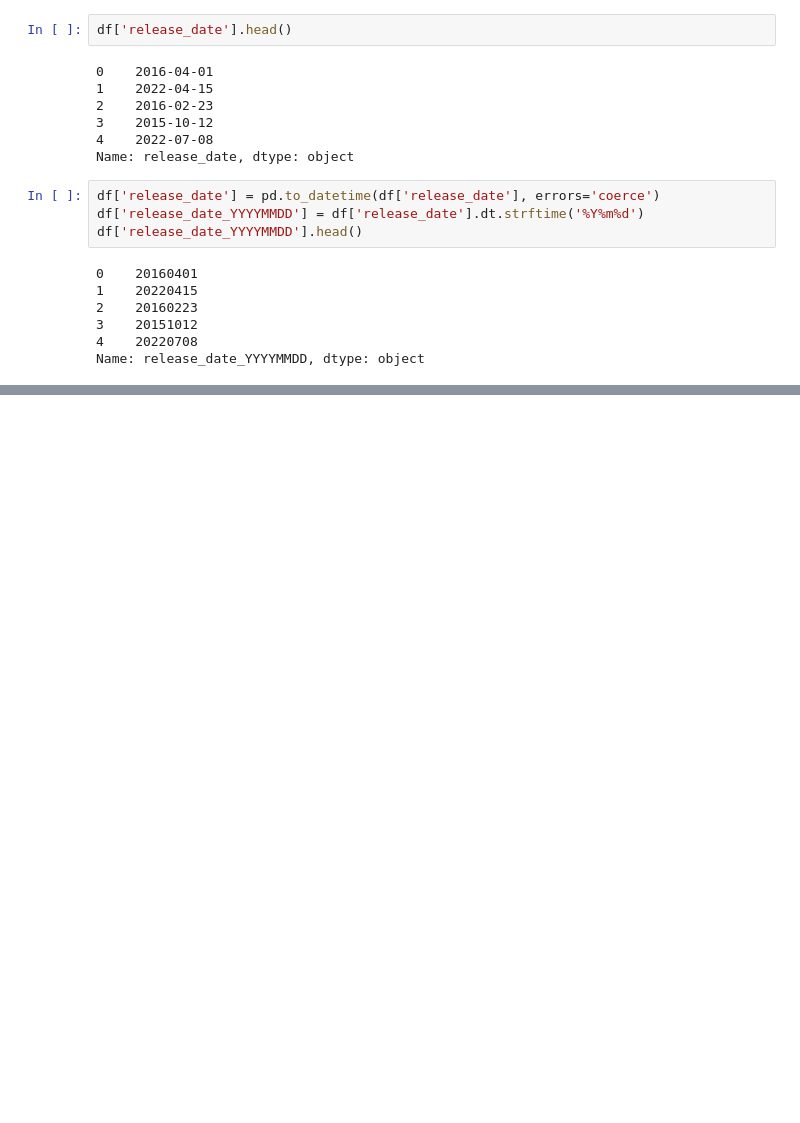
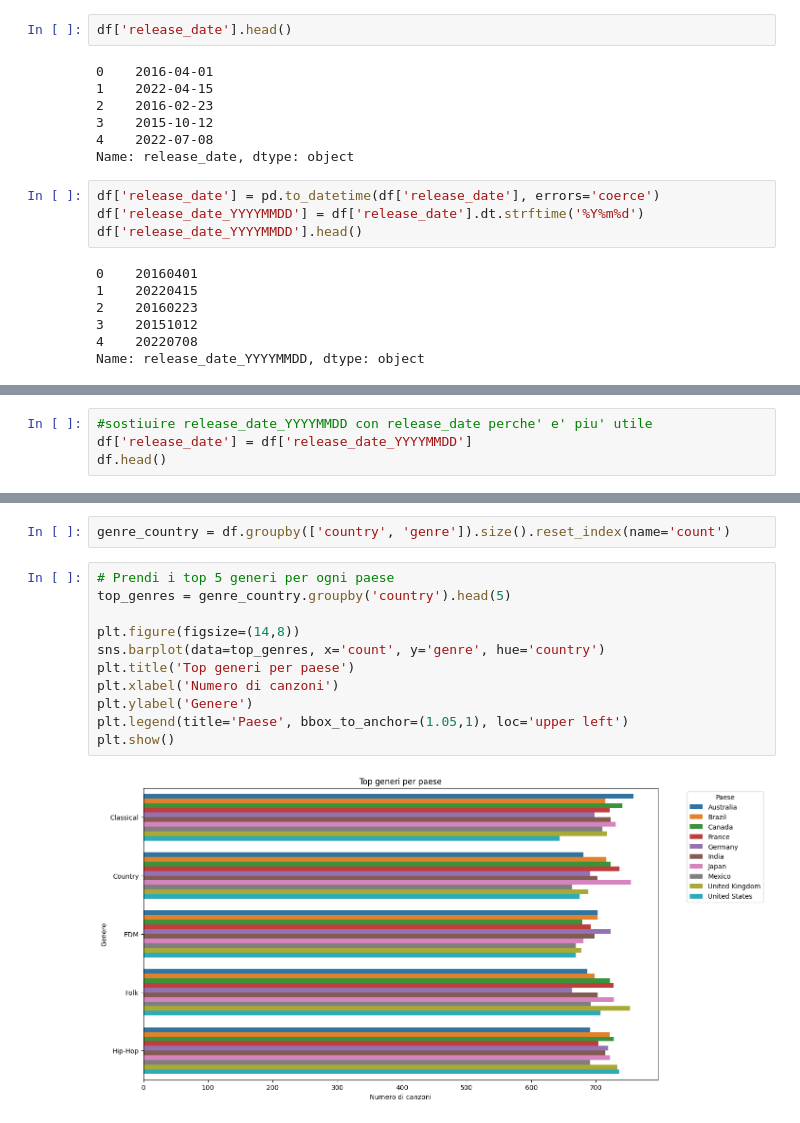
Before and after one commit to Luddachan/RepoSpotify_AnnaAntoRosy, a Jupyter notebook: analisi.ipynb, the cells around one changed output, grey strips where cells are left out. Saved outputs shown, nothing was run; the diff lists cells and outputs as text; blank space fills up the shorter version.

```diff
--- a/analisi.ipynb
+++ b/analisi.ipynb
@@ -108,0 +107,4 @@ Name: release_date_YYYYMMDD, dtype: object
+# %%
+#sostiuire release_date_YYYYMMDD con release_date perche' e' piu' utile
+df['release_date'] = df['release_date_YYYYMMDD']
+df.head()
@@ -108,0 +118,15 @@ Name: release_date_YYYYMMDD, dtype: object
+# %%
+genre_country = df.groupby(['country', 'genre']).size().reset_index(name='count')
+# %%
+# Prendi i top 5 generi per ogni paese
+top_genres = genre_country.groupby('country').head(5)
+
+plt.figure(figsize=(14,8))
+sns.barplot(data=top_genres, x='count', y='genre', hue='country')
+plt.title('Top generi per paese')
+plt.xlabel('Numero di canzoni')
+plt.ylabel('Genere')
+plt.legend(title='Paese', bbox_to_anchor=(1.05,1), loc='upper left')
+plt.show()
+# %% [output]
+[figure, added]
```
Also changed, not shown: parts of 5 cells of this notebook, 1 other file.
